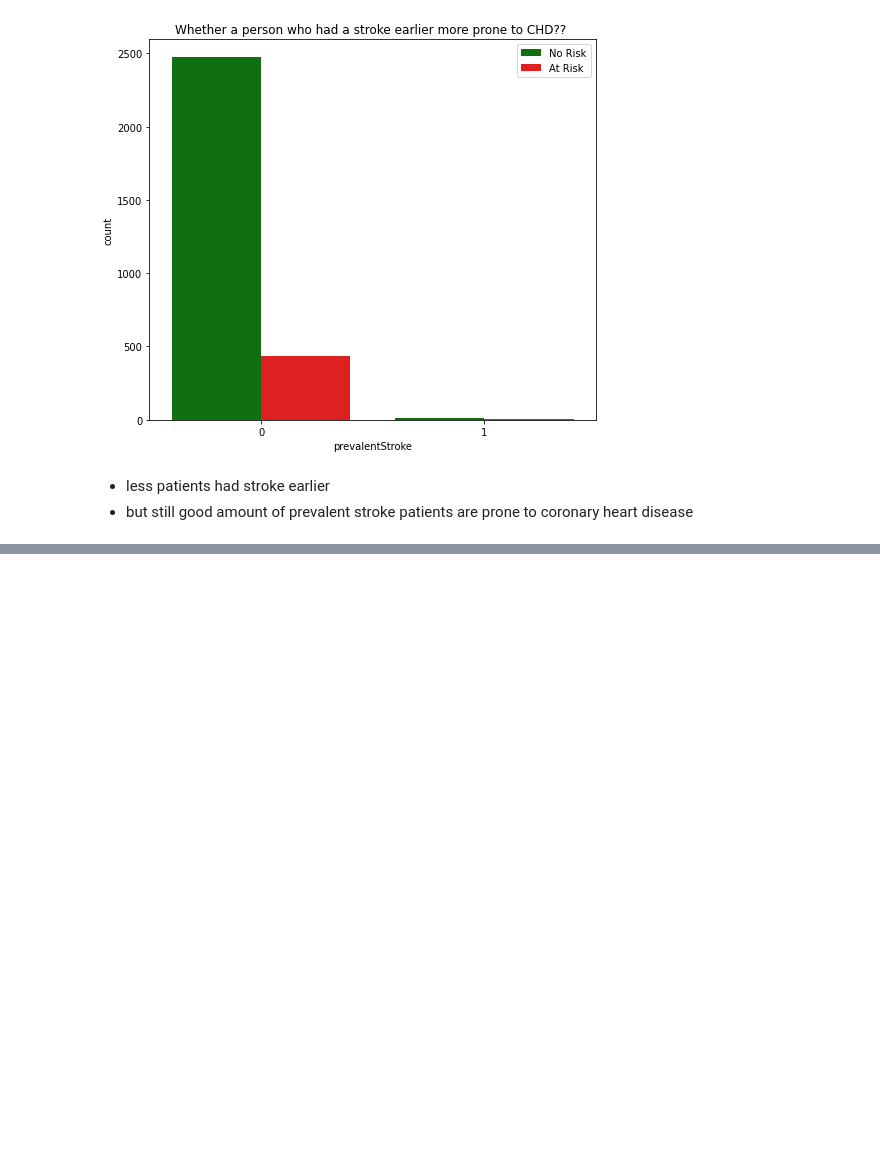
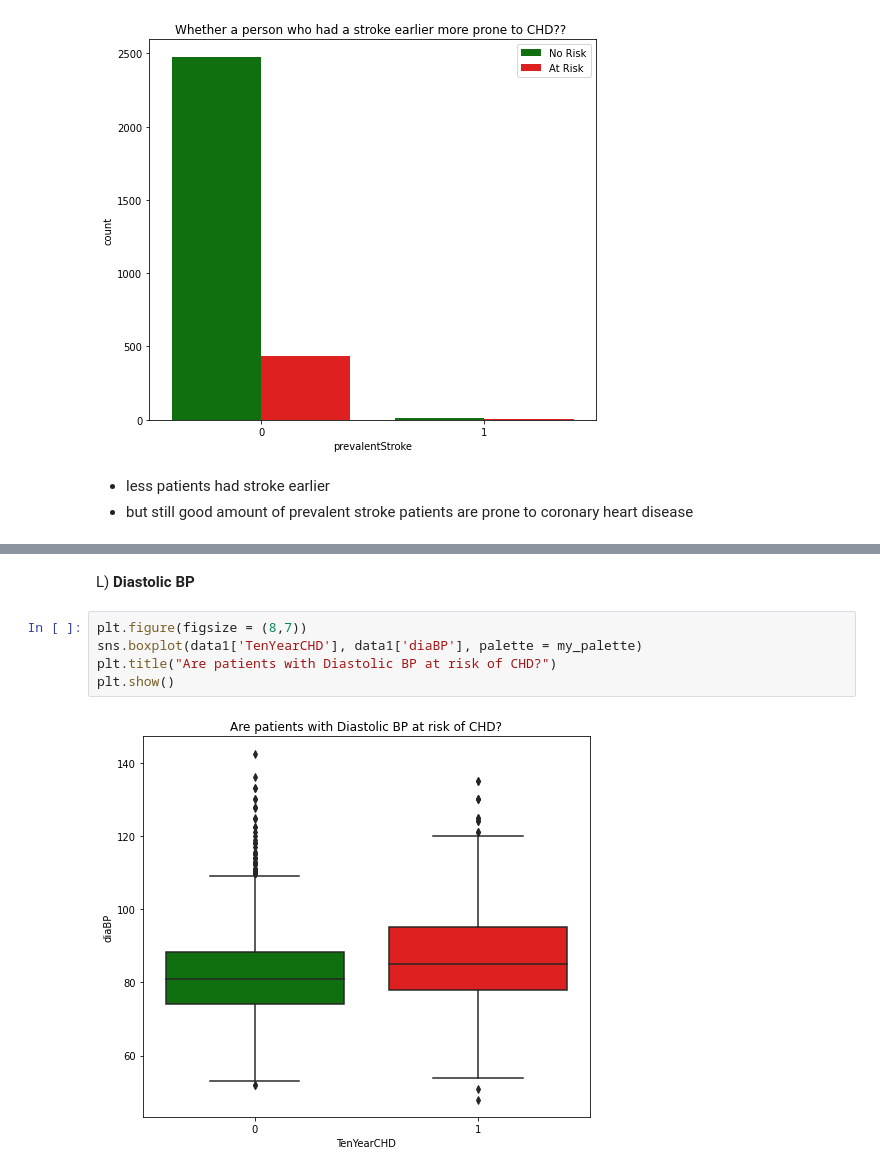
Before and after one commit to Deven876/project3-Cardiovascular-Risk-Prediction, a Jupyter notebook: Project3_Cardiovascular_Risk_Prediction.ipynb, the cells around one changed output, grey strips where cells are left out. Cells and saved outputs as stored; diff of their text form; blank space fills up the shorter version.

```diff
--- a/Project3_Cardiovascular_Risk_Prediction.ipynb
+++ b/Project3_Cardiovascular_Risk_Prediction.ipynb
@@ -413,0 +426,9 @@ plt.show()
+# %% [markdown]
+L) **Diastolic BP**
+# %%
+plt.figure(figsize = (8,7))
+sns.boxplot(data1['TenYearCHD'], data1['diaBP'], palette = my_palette)
+plt.title("Are patients with Diastolic BP at risk of CHD?")
+plt.show()
+# %% [output]
+[figure, added]
```
Also changed, not shown: parts of 14 cells of this notebook.
